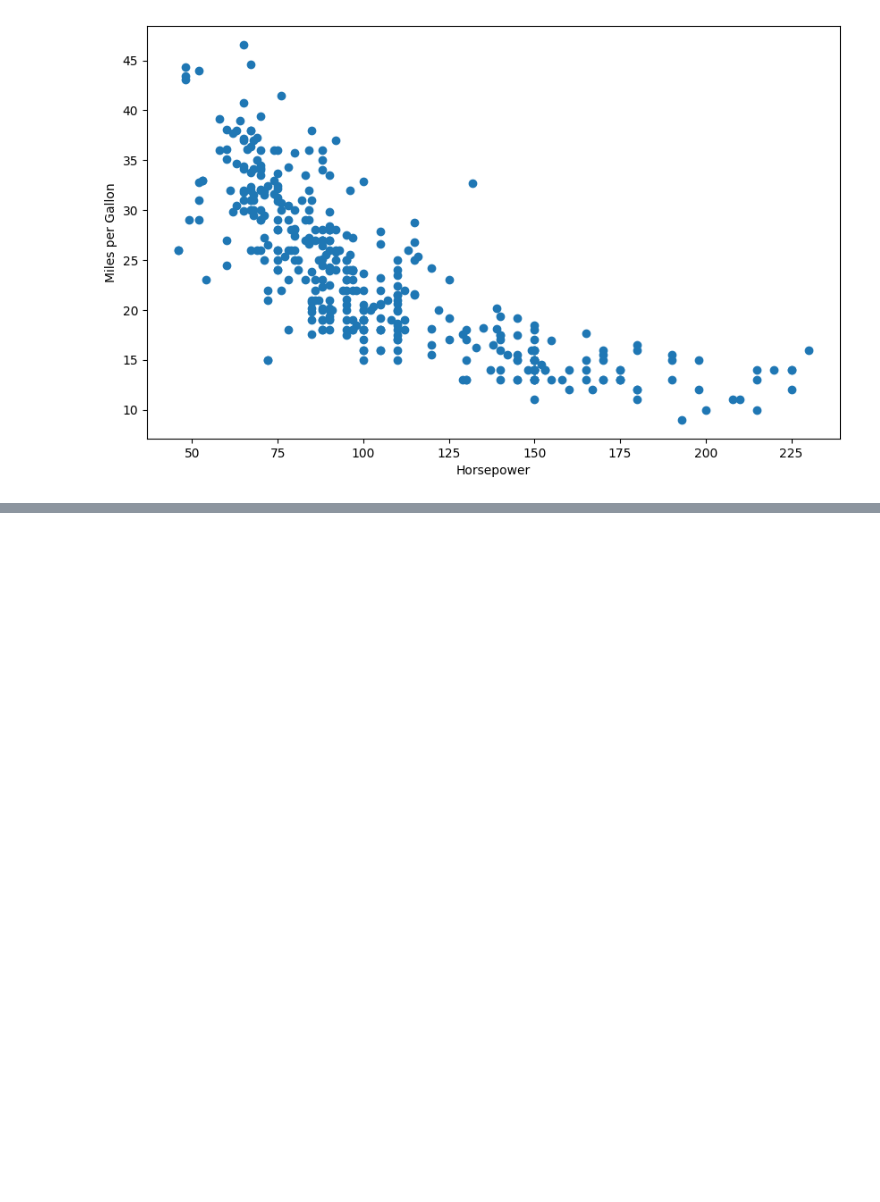
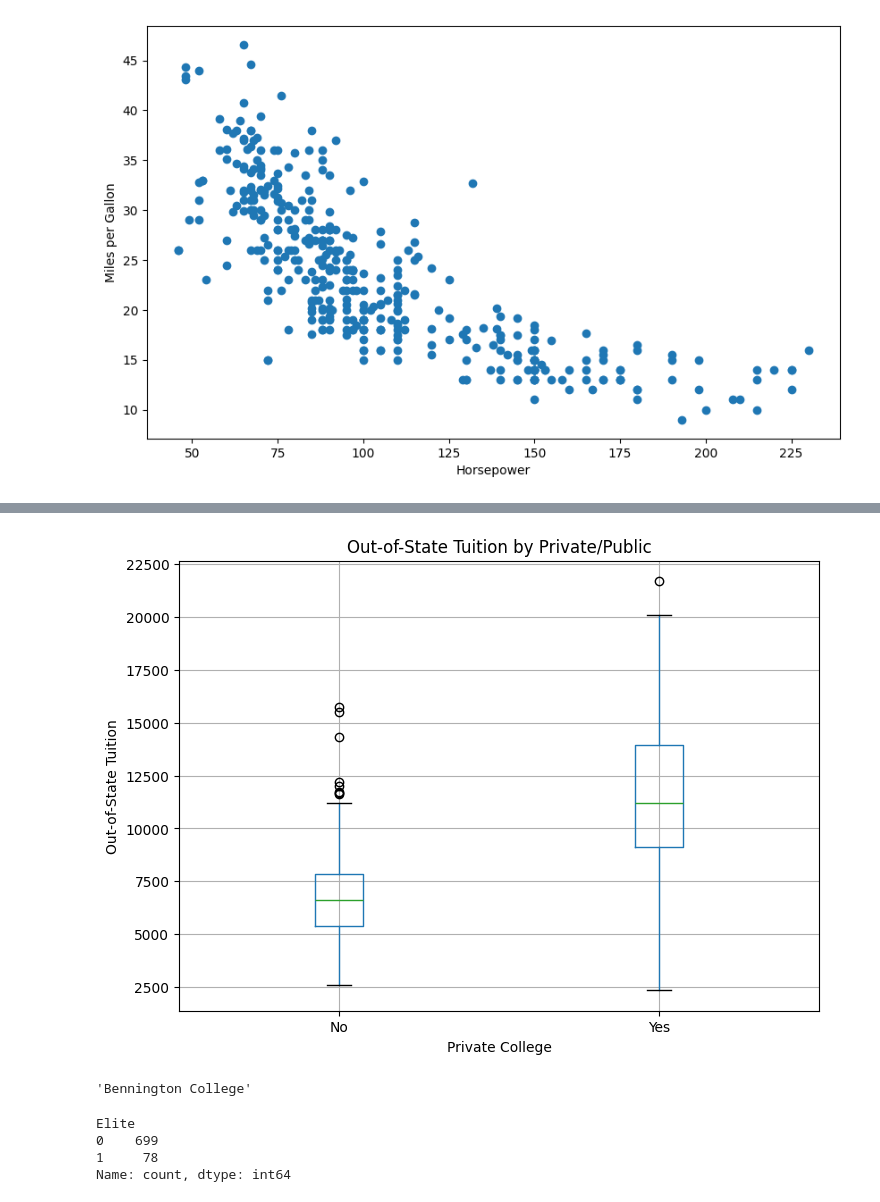
Before and after one commit to simon-a-schmitt/ISLP-Labs, a Jupyter notebook: Introduction.ipynb, the cells around one changed output, grey strips where cells are left out. Saved outputs shown, nothing was run; the diff lists cells and outputs as text; code cells hidden in the pictures; blank space fills up the shorter version.

```diff
--- a/Introduction.ipynb
+++ b/Introduction.ipynb
@@ -125,0 +194,21 @@ plt.show()
+# %%
+df_college.boxplot(column='Outstate', by='Private', figsize=(8, 6))
+plt.title('Out-of-State Tuition by Private/Public')
+plt.suptitle('')
+plt.xlabel('Private College')
+plt.ylabel('Out-of-State Tuition')
+plt.show()
+# %% [output]
+[figure, added]
+# %%
+df_college['Outstate'].idxmax()
+# %% [output]
+'Bennington College'
+# %%
+df_college['Elite'] = df_college['Top10perc'].apply(lambda x: 1 if x > 50 else 0)
+df_college['Elite']. value_counts()
+# %% [output]
+Elite
+0    699
+1     78
+Name: count, dtype: int64
```
Also changed, not shown: parts of 12 cells of this notebook.
